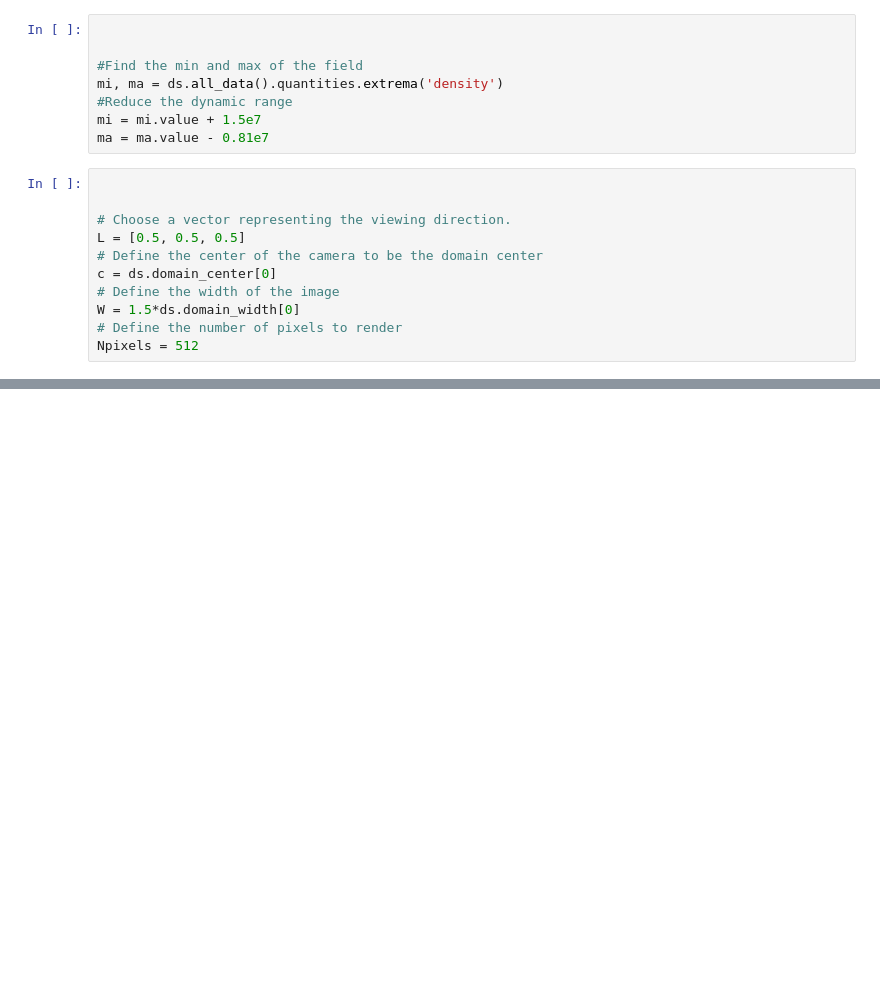
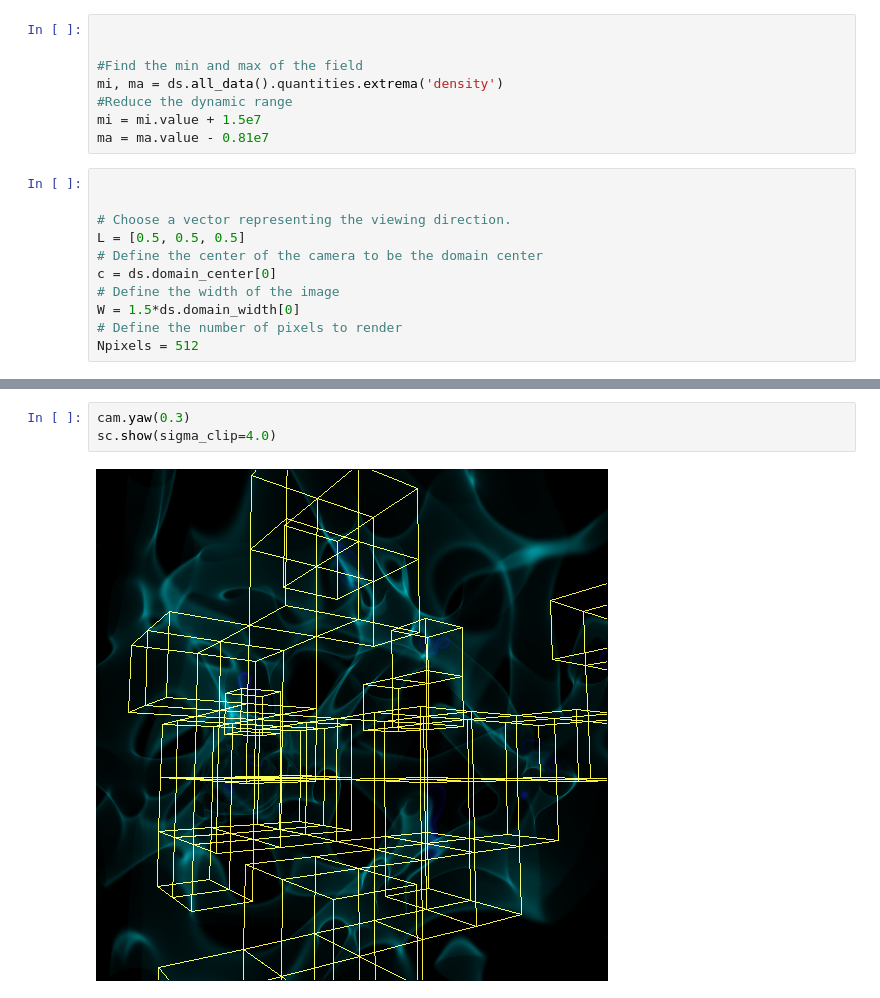
Before and after one commit to KunkelAlexander/fdm-hybrid-scheme, a Jupyter notebook: density_slice.ipynb, the cells around one changed output, grey strips where cells are left out. Cells and saved outputs as stored; diff of their text form; blank space fills up the shorter version.

```diff
--- a/density_slice.ipynb
+++ b/density_slice.ipynb
@@ -94,0 +469,5 @@ Deprecated since v4.0.0. This feature will be removed in v4.1.0
+# %%
+cam.yaw(0.3)
+sc.show(sigma_clip=4.0)
+# %% [output]
+[figure, added]
```
Also changed, not shown: parts of 36 cells of this notebook.
